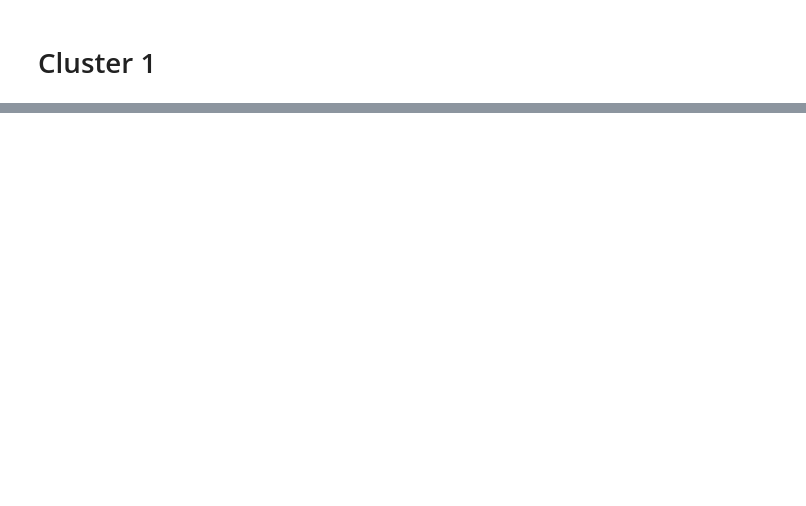
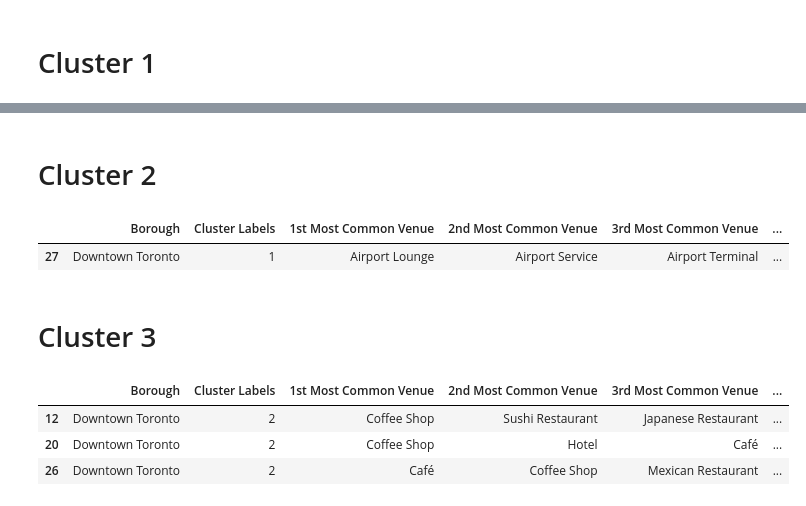
Before and after one commit to abidsifat09/Capstone-Project, a Jupyter notebook: Segmenting and Clustering Neighborhoods in Toronto.ipynb, the cells around one changed output, grey strips where cells are left out. Cells and saved outputs as stored; diff of their text form; code cells hidden in the pictures; blank space fills up the shorter version.

```diff
--- a/Segmenting and Clustering Neighborhoods in Toronto.ipynb
+++ b/Segmenting and Clustering Neighborhoods in Toronto.ipynb
@@ -263,0 +460,16 @@ toronto_merged.loc[toronto_merged['Cluster Labels'] == 0, toronto_merged.columns
+# %% [markdown]
+# Cluster 2
+# %%
+toronto_merged.loc[toronto_merged['Cluster Labels'] == 1, toronto_merged.columns[[1] + list(range(5, toronto_merged.shape[1]))]]
+# %% [output]
+|  | Borough | Cluster Labels | 1st Most Common Venue | 2nd Most Common Venue | 3rd Most Common Venue | ... |
+| 27 | Downtown Toronto | 1 | Airport Lounge | Airport Service | Airport Terminal | ... |
+# %% [markdown]
+# Cluster 3
+# %%
+toronto_merged.loc[toronto_merged['Cluster Labels'] == 2, toronto_merged.columns[[1] + list(range(5, toronto_merged.shape[1]))]]
+# %% [output]
+|  | Borough | Cluster Labels | 1st Most Common Venue | 2nd Most Common Venue | 3rd Most Common Venue | ... |
+| 12 | Downtown Toronto | 2 | Coffee Shop | Sushi Restaurant | Japanese Restaurant | ... |
+| 20 | Downtown Toronto | 2 | Coffee Shop | Hotel | Café | ... |
+| 26 | Downtown Toronto | 2 | Café | Coffee Shop | Mexican Restaurant | ... |
```
Also changed, not shown: parts of 26 cells of this notebook.
